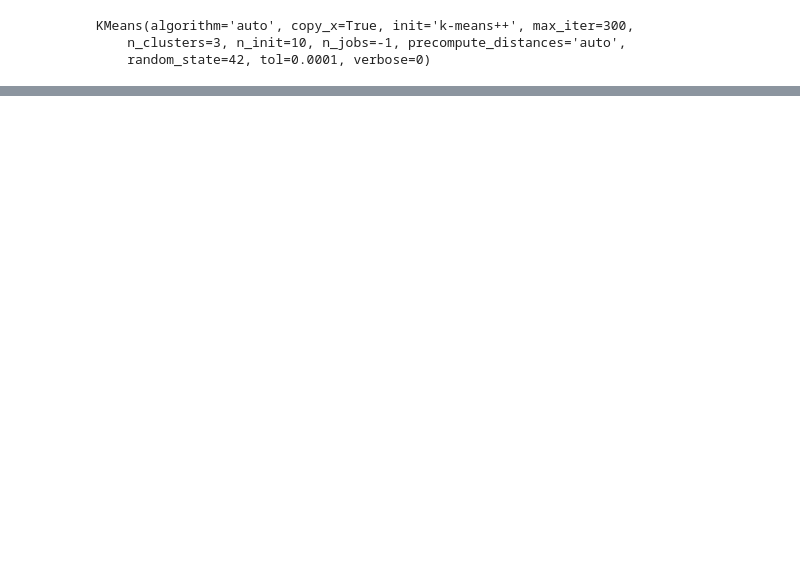
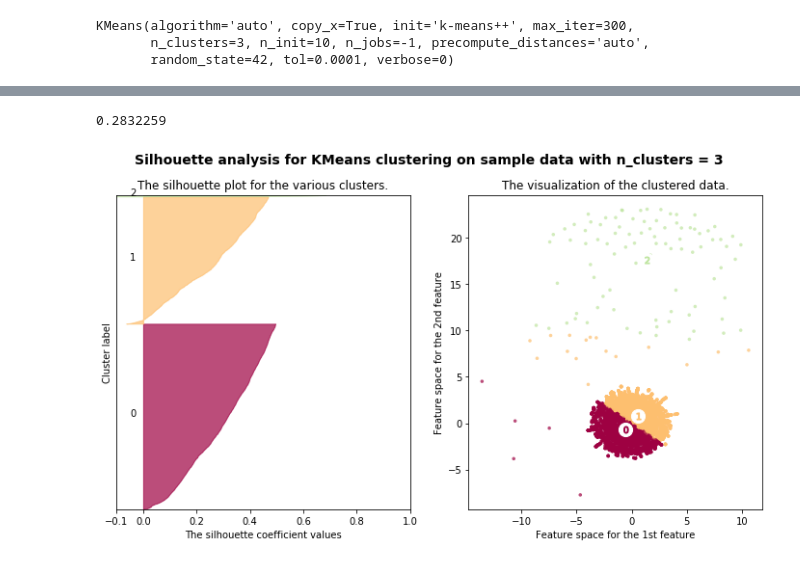
Before and after one commit to unit-00/dearabby, a Jupyter notebook: model/eda.ipynb, the cells around one changed output, grey strips where cells are left out. Cells and saved outputs as stored; diff of their text form; code cells hidden in the pictures; blank space fills up the shorter version.

```diff
--- a/model/eda.ipynb
+++ b/model/eda.ipynb
@@ -392,0 +513,3 @@ Topic #2: want feel husband year know mother would love get friend famili tell l
+# %%
+tsne = TSNE(n_components=7)
+X_embedded = tsne.fit_transform(tfidf_df)
@@ -392,0 +526,7 @@ Topic #2: want feel husband year know mother would love get friend famili tell l
+# %%
+fig, ax = plt.subplots(1, 2,figsize=(12, 6))
+
+make_silhouette_plot(ax, X_embedded, 3)
+# %% [output]
+0.2832259
+[figure, added]
```
Also changed, not shown: parts of 53 cells of this notebook, 3 other files.
